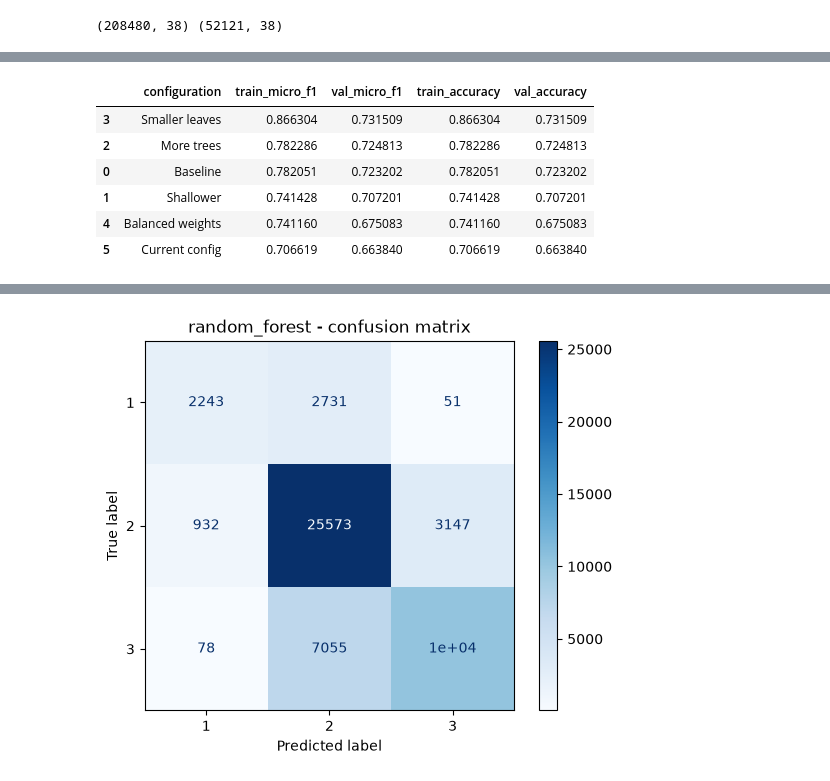
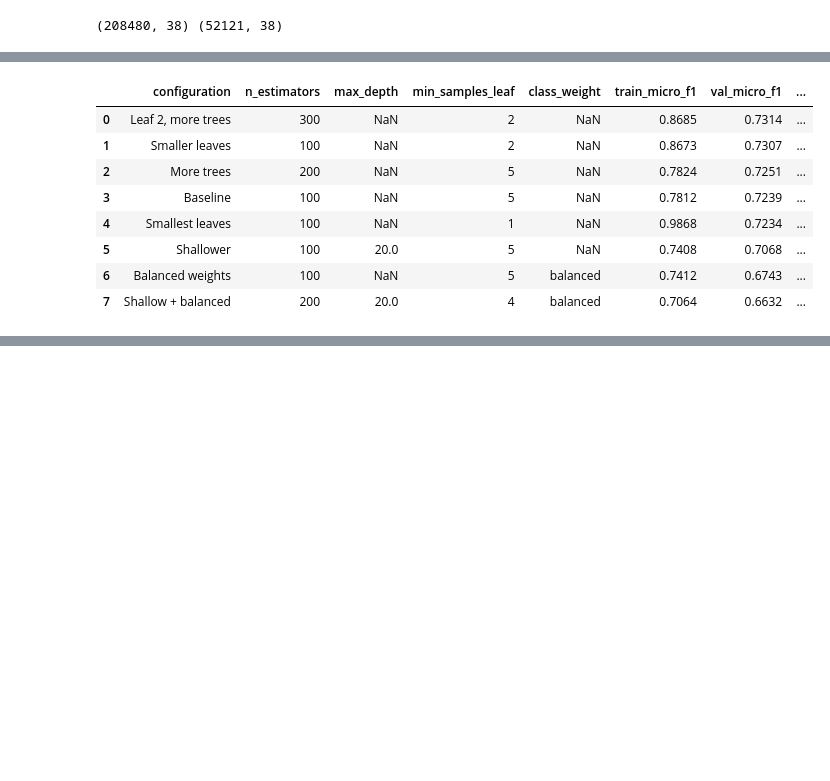
Before and after one commit to ayaanGH06/ML-Project-Earthquake-Damage, a Jupyter notebook: notebooks/04_random_forest.ipynb, the cells around one changed output, grey strips where cells are left out. Cells and saved outputs as stored; diff of their text form; code cells hidden in the pictures; blank space fills up the shorter version.

Commit message:
Add tuned tree models, model comparison, and result analysis

```diff
--- a/notebooks/04_random_forest.ipynb
+++ b/notebooks/04_random_forest.ipynb
@@ -58,28 +52,31 @@ print(X_train.shape, X_val.shape)
 # %%
+import json
+import time
+import pandas as pd
+from sklearn.ensemble import RandomForestClassifier
+from sklearn.metrics import f1_score
+from sklearn.pipeline import Pipeline
+from src.evaluate import save_permutation_importance
 
-from sklearn.ensemble import RandomForestClassifier
-from sklearn.pipeline import Pipeline
-from sklearn.metrics import accuracy_score, f1_score
-import pandas as pd
+METRIC_DIR = Path("results/metrics")
+METRIC_DIR.mkdir(parents=True, exist_ok=True)
 
-# Small hyperparameter search for Random Forest
 configs = [
     {"name": "Baseline", "n_estimators": 100, "max_depth": None, "min_samples_leaf": 5, "class_weight": None},
     {"name": "Shallower", "n_estimators": 100, "max_depth": 20, "min_samples_leaf": 5, "class_weight": None},
     {"name": "More trees", "n_estimators": 200, "max_depth": None, "min_samples_leaf": 5, "class_weight": None},
     {"name": "Smaller leaves", "n_estimators": 100, "max_depth": None, "min_samples_leaf": 2, "class_weight": None},
     {"name": "Balanced weights", "n_estimators": 100, "max_depth": None, "min_samples_leaf": 5, "class_weight": "balanced"},
-    {"name": "Current config", "n_estimators": 200, "max_depth": 20, "min_samples_leaf": 4, "class_weight": "balanced"},
+    {"name": "Shallow + balanced", "n_estimators": 200, "max_depth": 20, "min_samples_leaf": 4, "class_weight": "balanced"},
+    {"name": "Smallest leaves", "n_estimators": 100, "max_depth": None, "min_samples_leaf": 1, "class_weight": None},
+    {"name": "Leaf 2, more trees", "n_estimators": 300, "max_depth": None, "min_samples_leaf": 2, "class_weight": None},
 ]
 
 results = []
-best_model = None
-best_f1 = -1
-best_config = None
+best_model, best_config, best_f1 = None, None, -1
 
 for config in configs:
-    print(f"Training: {config['name']}")
-
+    t0 = time.time()
     model = Pipeline([
         ("preprocessor", build_tree_preprocessor(X_train)),
         ("classifier", RandomForestClassifier(
@@ -88,39 +85,30 @@ for config in configs:
             min_samples_leaf=config["min_samples_leaf"],
             class_weight=config["class_weight"],
             random_state=42,
-            n_jobs=-1
-        ))
+            n_jobs=-1,
+        )),
     ])
-
     model.fit(X_train, y_train)
     train_f1 = f1_score(y_train, model.predict(X_train), average="micro")
     val_pred = model.predict(X_val)
     val_f1 = f1_score(y_val, val_pred, average="micro")
-
     results.append({
         "configuration": config["name"],
+        "n_estimators": config["n_estimators"],
+        "max_depth": config["max_depth"],
+        "min_samples_leaf": config["min_samples_leaf"],
+        "class_weight": config["class_weight"],
         "train_micro_f1": train_f1,
         "val_micro_f1": val_f1,
-        "train_accuracy": accuracy_score(y_train, model.predict(X_train)),
-        "val_accuracy": accuracy_score(y_val, val_pred),
+        "val_macro_f1": f1_score(y_val, val_pred, average="macro"),
+        "seconds": round(time.time() - t0),
     })
+    print(f"{config['name']:>20}: train {train_f1:.4f} | val {val_f1:.4f} | {results[-1]['seconds']} s")
+    if val_f1 > best_f1:
+        best_model, best_config, best_f1 = model, config, val_f1
 
-    if val_f1 > best_f1:
-        best_f1 = val_f1
-        best_model = model
-        best_config = config
-
-results_df = pd.DataFrame(results).sort_values("val_micro_f1", ascending=False)
-display(results_df)
-
+results_df = pd.DataFrame(results).sort_values("val_micro_f1", ascending=False).reset_index(drop=True)
+print()
+display(results_df.round(4))
 print("Selected configuration:", best_config)
-print(f"Best validation micro-F1: {best_f1:.4f}")
-
-# Save the best model's evaluation artifacts using the project's evaluator
-y_val_pred_rf = best_model.predict(X_val)
-rf_f1 = evaluate_model("random_forest", y_val, y_val_pred_rf)
-
-print(f"Final validation accuracy: {accuracy_score(y_val, y_val_pred_rf):.4f}")
-print(f"Final training score: {best_model.score(X_train, y_train):.4f}")
-print(f"Final validation score: {best_model.score(X_val, y_val):.4f}")
 # %% [output]
@@ -133,7 +123,9 @@ Training: Current config
-|  | configuration | train_micro_f1 | val_micro_f1 | train_accuracy | val_accuracy |
-| 3 | Smaller leaves | 0.866304 | 0.731509 | 0.866304 | 0.731509 |
-| 2 | More trees | 0.782286 | 0.724813 | 0.782286 | 0.724813 |
-| 0 | Baseline | 0.782051 | 0.723202 | 0.782051 | 0.723202 |
-| 1 | Shallower | 0.741428 | 0.707201 | 0.741428 | 0.707201 |
-| 4 | Balanced weights | 0.741160 | 0.675083 | 0.741160 | 0.675083 |
-| 5 | Current config | 0.706619 | 0.663840 | 0.706619 | 0.663840 |
+|  | configuration | n_estimators | max_depth | min_samples_leaf | class_weight | train_micro_f1 | val_micro_f1 | ... |
+| 0 | Leaf 2, more trees | 300 | NaN | 2 | NaN | 0.8685 | 0.7314 | ... |
+| 1 | Smaller leaves | 100 | NaN | 2 | NaN | 0.8673 | 0.7307 | ... |
+| 2 | More trees | 200 | NaN | 5 | NaN | 0.7824 | 0.7251 | ... |
+| 3 | Baseline | 100 | NaN | 5 | NaN | 0.7812 | 0.7239 | ... |
+| 4 | Smallest leaves | 100 | NaN | 1 | NaN | 0.9868 | 0.7234 | ... |
+| 5 | Shallower | 100 | 20.0 | 5 | NaN | 0.7408 | 0.7068 | ... |
+| 6 | Balanced weights | 100 | NaN | 5 | balanced | 0.7412 | 0.6743 | ... |
+| 7 | Shallow + balanced | 200 | 20.0 | 4 | balanced | 0.7064 | 0.6632 | ... |
@@ -152 +132,0 @@ weighted avg       0.73      0.73      0.72     52121
-[figure, removed]
```
Also changed, not shown: parts of 8 cells of this notebook, 25 other files.
